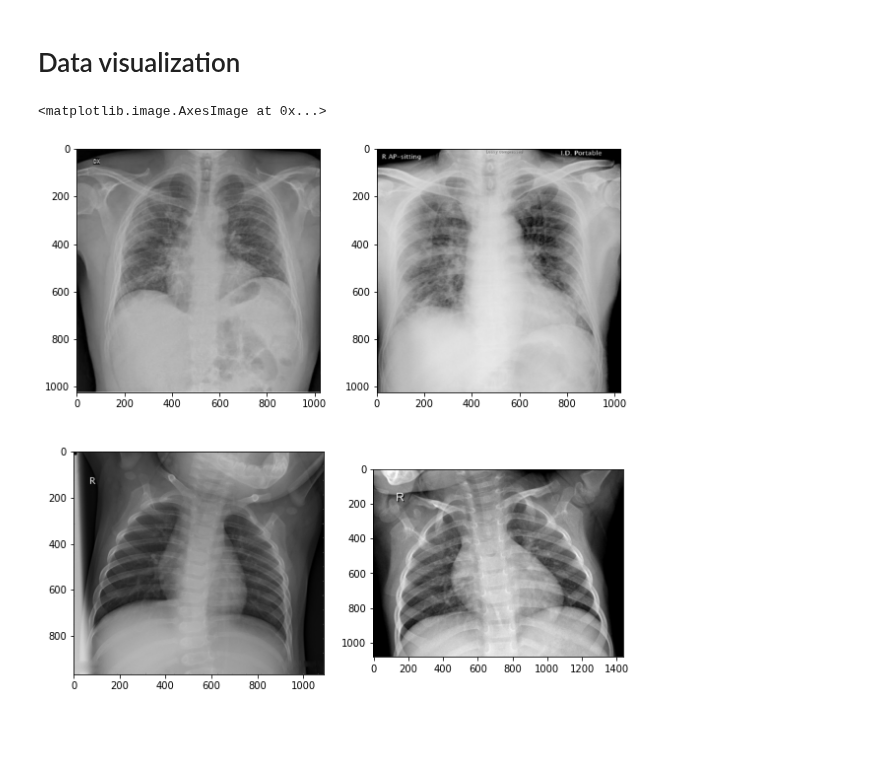
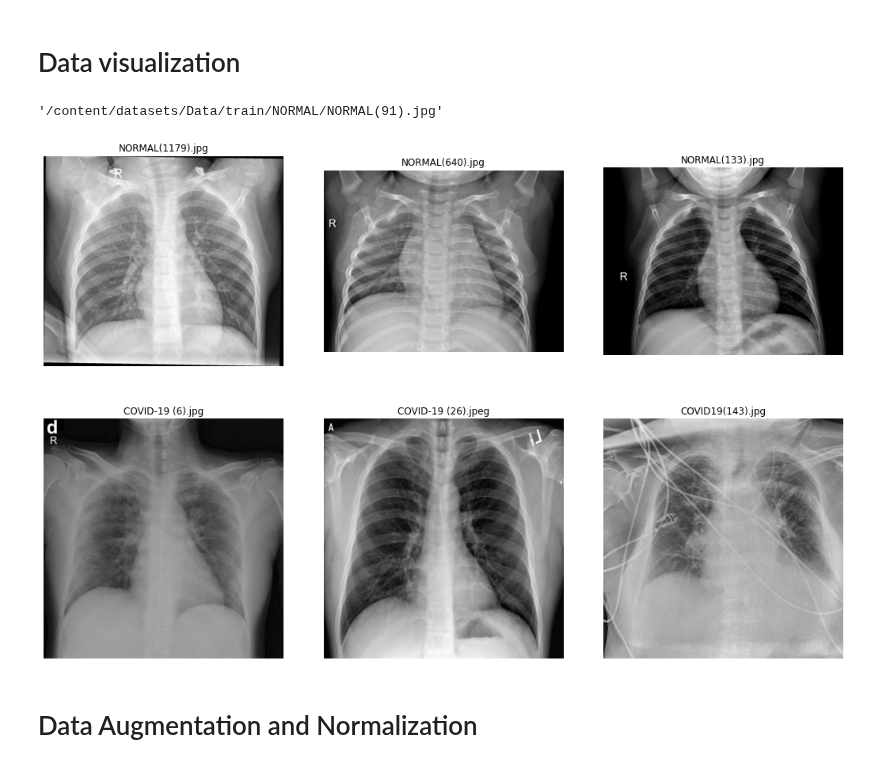
Before and after one commit to TaeMD/ML-projects, a Jupyter notebook: Covid19_Pneumonia_classification.ipynb, the cells around one changed output. Saved outputs shown, nothing was run; the diff lists cells and outputs as text; code cells hidden in the pictures; blank space fills up the shorter version.

```diff
--- a/Covid19_Pneumonia_classification.ipynb
+++ b/Covid19_Pneumonia_classification.ipynb
@@ -20,8 +20,8 @@ import os
 import random
 # %%
 base_dir = '/content/datasets/Data'
-base_train_covid = os.path.join(base_dir, 'train/COVID19')
-base_train_normal = os.path.join(base_dir, 'train/NORMAL')
+train_covid = os.path.join(base_dir, 'train/COVID19')
+train_normal = os.path.join(base_dir, 'train/NORMAL')
 test_covid = os.path.join(base_dir, 'test/COVID19')
 test_normal = os.path.join(base_dir, 'test/NORMAL')
 # %%
@@ -85,15 +89,37 @@ len(os.listdir(validation_covid_dir))
 # %% [markdown]
 # Data visualization
 # %%
-train_normal_files = os.listdir(base_train_normal)
-train_covid_files = os.listdir(base_train_covid)
+train_normal_files = os.listdir(train_normal)
+train_covid_files = os.listdir(train_covid)
+# %%
+os.path.join(train_covid, train_covid_files[1])
+os.path.join(train_normal, train_normal_files[10])
+# %% [output]
+'/content/datasets/Data/train/NORMAL/NORMAL(91).jpg'
 # %%
 fig, ax = plt.subplots (2,2, figsize=(10,10))
 
-ax[0,0].imshow(load_img(os.path.join(base_train_covid, train_covid_files[1])))
-ax[0,1].imshow(load_img(os.path.join(base_train_covid, train_covid_files[2])))
-ax[1,0].imshow(load_img(os.path.join(base_train_normal, train_normal_files[10])))
-ax[1,1].imshow(load_img(os.path.join(base_train_normal, train_normal_files[30])))
+ax[0,0].imshow(load_img(os.path.join(train_covid, train_covid_files[1])))
+ax[0,1].imshow(load_img(os.path.join(train_covid, train_covid_files[2])))
+ax[1,0].imshow(load_img(os.path.join(train_normal, train_normal_files[10])))
+ax[1,1].imshow(load_img(os.path.join(train_normal, train_normal_files[30])))
-# %% [output]
-<matplotlib.image.AxesImage at 0x...>
-[figure, removed]
+# %%
+def show_picture(n):
+  fig, axes = plt.subplots (2,n, figsize = (15,10))
+  fig.tight_layout(pad=2.0)
+
+  for i, ax in enumerate(axes.flatten()):
+    if i <= n-1:
+      ax.imshow(load_img(os.path.join(train_normal, train_normal_files[i])))
+      ax.set_title(os.path.join(train_normal, train_normal_files[i]).split('/')[-1])
+      ax.axis('Off')
+    else:
+      ax.imshow(load_img(os.path.join(train_covid, train_covid_files[i])))
+      ax.set_title(os.path.join(train_covid, train_covid_files[i]).split('/')[-1])
+      ax.axis('Off')
+# %%
+show_picture(3)
+# %% [output]
+[figure, added]
+# %% [markdown]
+# Data Augmentation and Normalization
```
Also changed, not shown: parts of 5 cells of this notebook.
